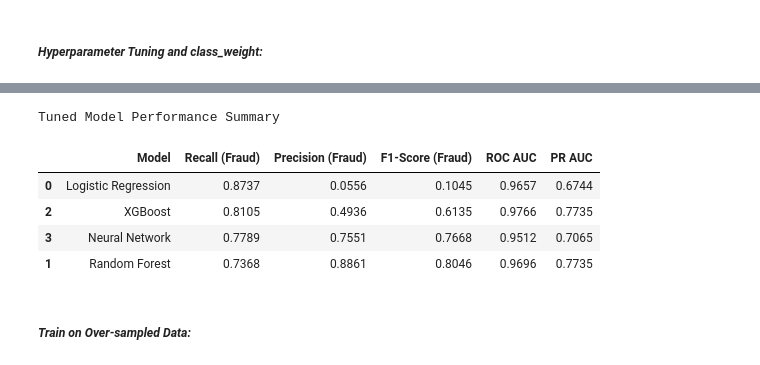
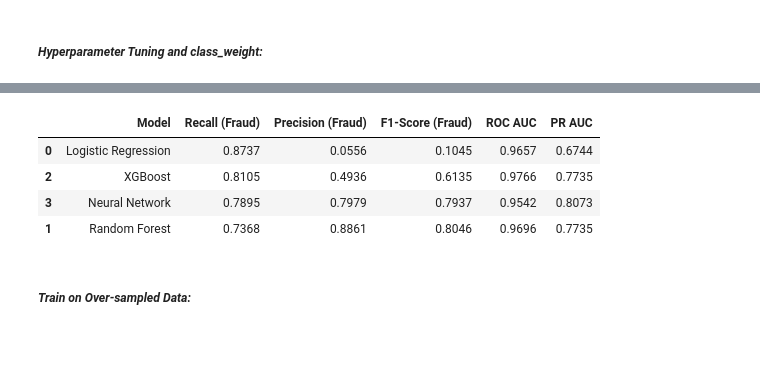
Before and after one commit to bassel-zdn/DS_CapstoneProjects, a Jupyter notebook: Project_3/Fraud Detection_Student_V5.ipynb, the cells around one changed output, grey strips where cells are left out. Drawn from its saved outputs; the diff is of its cells as text; code cells hidden in the pictures.

```diff
--- a/Project_3/Fraud Detection_Student_V5.ipynb
+++ b/Project_3/Fraud Detection_Student_V5.ipynb
@@ -1310,16 +1340,18 @@ Reloading Tuner from tuner_dir/nn_fraud_tuning/tuner0.json
 # %%
+nn_tuned_X_test_scaled = nn_tuned_scaler.transform(X_test)
+
 # Get predicted probabilities
-y_pred_lr = best_lr.predict_proba(X_test_scaled)[:, 1]
-y_pred_rf = best_rf.predict_proba(X_test)[:, 1]
-y_pred_xgb = best_xgb.predict_proba(X_test)[:, 1]
-y_pred_nn = best_nn.predict(X_test_scaled).ravel()
+y_prob_lr = best_lr.predict_proba(X_test)[:, 1]
+y_prob_rf = best_rf.predict_proba(X_test)[:, 1]
+y_prob_xgb = best_xgb.predict_proba(X_test)[:, 1]
+y_prob_nn = best_nn.predict(nn_tuned_X_test_scaled).ravel()
 
 # Compute ROC and PR data
 models_preds = {
-    'Logistic Regression': y_pred_lr,
-    'Random Forest': y_pred_rf,
-    'XGBoost': y_pred_xgb,
-    'Neural Network': y_pred_nn
+    'Logistic Regression': y_prob_lr,
+    'Random Forest': y_prob_rf,
+    'XGBoost': y_prob_xgb,
+    'Neural Network': y_prob_nn
 }
 
 # Set up plot
@@ -1364,9 +1396,9 @@ plt.show()
 # %%
 # Generate predictions for each model using the 0.5 threshold
-y_pred_lr = (best_lr.predict_proba(X_test_scaled)[:, 1] > 0.5).astype(int)
-y_pred_rf = (best_rf.predict_proba(X_test)[:, 1] > 0.5).astype(int)
-y_pred_xgb = (best_xgb.predict_proba(X_test)[:, 1] > 0.5).astype(int)
-y_pred_nn = (best_nn.predict(X_test_scaled).ravel() > 0.5).astype(int)
+y_pred_lr = (y_prob_lr > 0.5).astype(int)
+y_pred_rf = (y_prob_rf > 0.5).astype(int)
+y_pred_xgb = (y_prob_xgb > 0.5).astype(int)
+y_pred_nn = (y_prob_nn > 0.5).astype(int)
 
 # Collect predictions in a dictionary
 model_preds = {
@@ -1394,10 +1425,10 @@ plt.show()
 summary_data = []
 
 model_outputs = {
-    "Logistic Regression": (y_test, y_pred_lr, best_lr.predict_proba(X_test_scaled)[:, 1]),
-    "Random Forest": (y_test, y_pred_rf, best_rf.predict_proba(X_test)[:, 1]),
-    "XGBoost": (y_test, y_pred_xgb, best_xgb.predict_proba(X_test)[:, 1]),
-    "Neural Network": (y_test, y_pred_nn, best_nn.predict(X_test_scaled).ravel())
+    "Logistic Regression": (y_test, y_pred_lr, y_prob_lr),
+    "Random Forest": (y_test, y_pred_rf, y_prob_rf),
+    "XGBoost": (y_test, y_pred_xgb, y_prob_xgb),
+    "Neural Network": (y_test, y_pred_nn, y_prob_nn)
 }
 
 for model_name, (y_true, y_pred, y_proba) in model_outputs.items():
@@ -1428,8 +1459,7 @@ summary_df.style.set_caption("Tuned Model Performance Summary") \
-Tuned Model Performance Summary
 |  | Model | Recall (Fraud) | Precision (Fraud) | F1-Score (Fraud) | ROC AUC | PR AUC |
 | 0 | Logistic Regression | 0.8737 | 0.0556 | 0.1045 | 0.9657 | 0.6744 |
 | 2 | XGBoost | 0.8105 | 0.4936 | 0.6135 | 0.9766 | 0.7735 |
-| 3 | Neural Network | 0.7789 | 0.7551 | 0.7668 | 0.9512 | 0.7065 |
+| 3 | Neural Network | 0.7895 | 0.7979 | 0.7937 | 0.9542 | 0.8073 |
 | 1 | Random Forest | 0.7368 | 0.8861 | 0.8046 | 0.9696 | 0.7735 |
 # %% [markdown]
 ##### ***Train on Over-sampled Data:***
```
Also changed, not shown: parts of 36 cells of this notebook.
